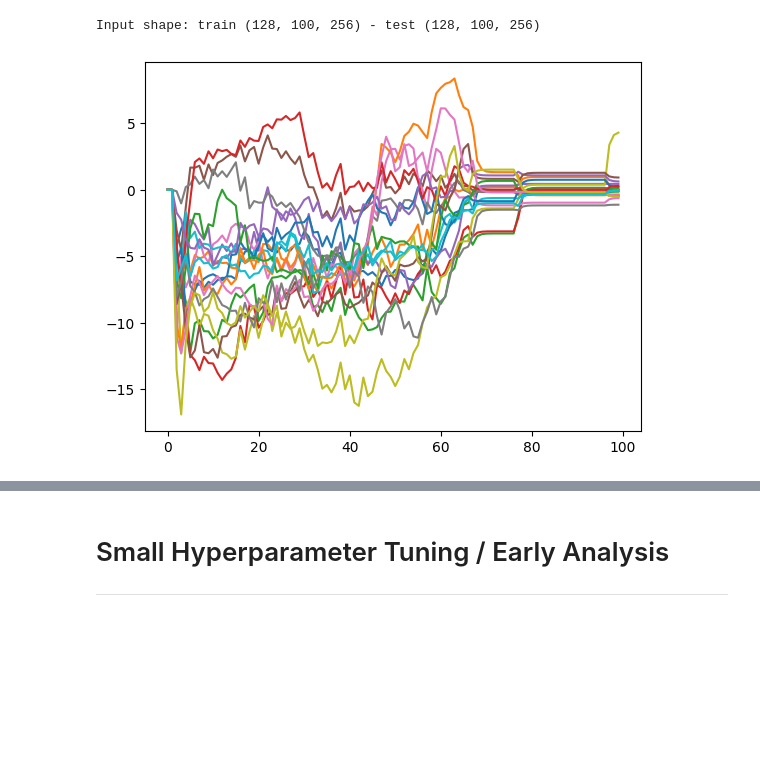
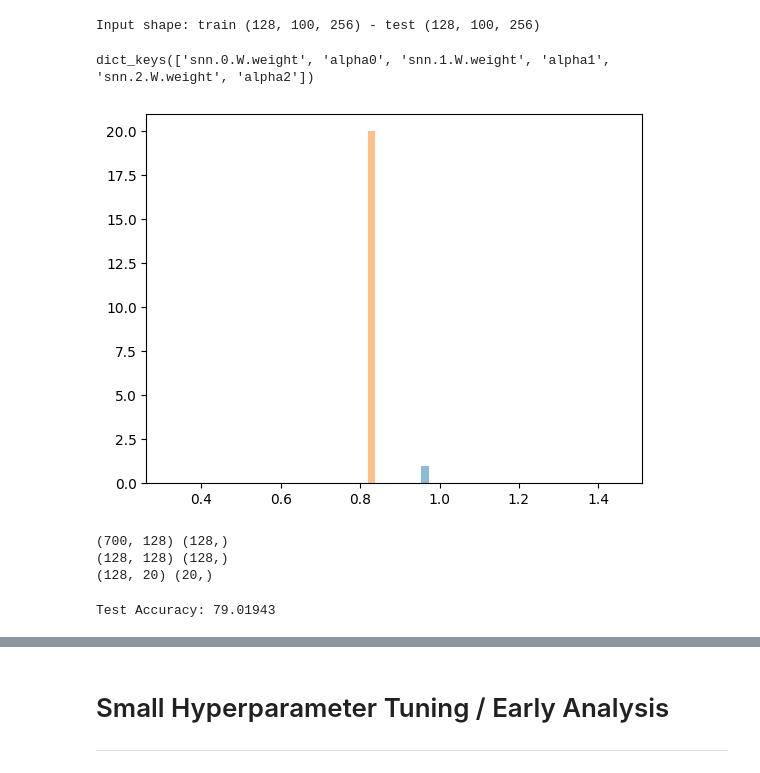
Before and after one commit to EIS-Hub/hSNN, a Jupyter notebook: snn_hierarchy_shd.ipynb, the cells around one changed output, grey strips where cells are left out. Drawn from its saved outputs; the diff is of its cells as text; code cells hidden in the pictures; blank space fills up the shorter version.

```diff
--- a/snn_hierarchy_shd.ipynb
+++ b/snn_hierarchy_shd.ipynb
@@ -1125,7 +825,22 @@ out_v_mem = net_states_hist[-1][2]
 Yhat = decoder_vmax( out_v_mem )
 # %% [output]
 Input shape: train (128, 100, 256) - test (128, 100, 256)
-# %%
-_ = plt.plot( out_v_mem[1] )
-# %% [output]
-[figure, removed]
+# %%
+import pickle
+# params from sparch
+params = pickle.load( open( '/Users/filippomoro/Desktop/params_snn_init_numpy.pkl', 'rb' ) )
+# initialize my parameters
+net_params, net_states = params_initializer( key = jax.random.PRNGKey(args.seed), args=args )
+
+# for i in range( len(net_params) ):
+#     net_params[i][0] = params[f'snn.{i}.W.weight'].T
+#     net_params[i][1] = params[f'alpha{i}']
+# %%
+params.keys()
+# %% [output]
+dict_keys(['snn.0.W.weight', 'alpha0', 'snn.1.W.weight', 'alpha1', 'snn.2.W.weight', 'alpha2'])
+# %%
+_ = plt.hist( net_params[2][1].flatten(), 50, alpha=0.5 )
+_ = plt.hist( params[f'alpha{2}'].flatten(), 50, alpha=0.5 )
+# %% [output]
+[figure, added]
@@ -1131,0 +850,35 @@ _ = plt.plot( out_v_mem[1] )
+# %%
+for i in range( len(net_params) ):
+    net_params[i][0] = params[f'snn.{i}.W.weight'].T
+    net_params[i][1] = params[f'alpha{i}']
+    print( params[f'snn.{i}.W.weight'].T.shape, params[f'alpha{i}'].shape )
+# %% [output]
+(700, 128) (128,)
+(128, 128) (128,)
+(128, 20) (20,)
+# %%
+@jit
+def predict(args_in, X):
+    """ Scans over time and return predictions. """
+    _, net_states_hist = scan(model, args_in, X, length=args.nb_steps)
+    return net_states_hist
+# vmap the forward of the model
+v_predict = vmap(predict, in_axes=(None, 0))
+
+def total_correct(net_params, net_states, X, Y):
+    net_states_hist = v_predict( [net_params, net_states, key, 0.], X) # last value refers to the Dropout rate
+    # out_v_mem = net_states_hist[-1][2]
+    # Yhat = decoder( out_v_mem )
+    Yhat = jax.nn.softmax( net_states_hist[-1][3][:,-1] )
+    acc = jnp.sum(jnp.equal(jnp.argmax(Yhat, 1), Y))
+    return acc
+
+acc = 0; test_acc = 0; count = 0
+key = jax.random.PRNGKey(args.seed)
+for batch_idx, (x, y) in enumerate(test_loader_custom_collate):
+    count += x.shape[0]
+    acc += total_correct(net_params, net_states, x, y)
+test_acc = 100*acc/count
+print(f'Test Accuracy: {test_acc:.5f}')
+# %% [output]
+Test Accuracy: 79.01943
```
Also changed, not shown: parts of 35 cells of this notebook, 5 other files.
